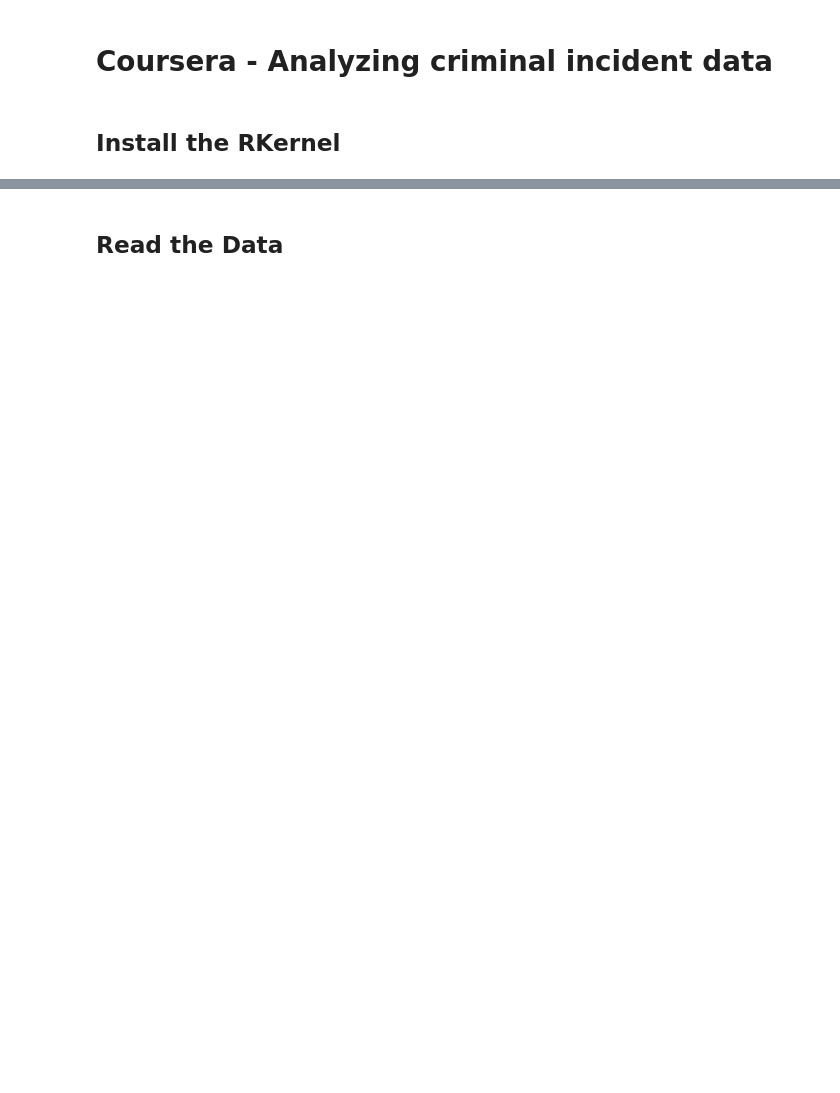
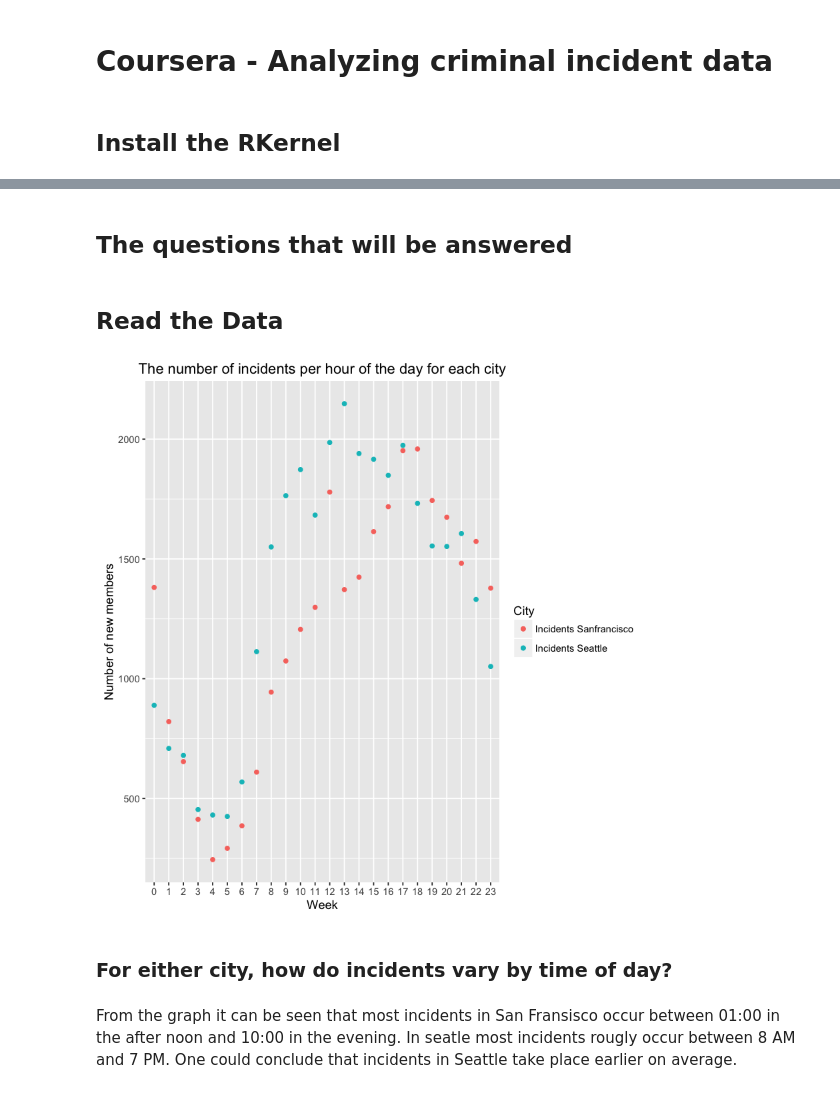
Before and after one commit to MobEsther/CourseraCommunicatingResults, a Jupyter notebook: Coursera.CrimeData.CommunicatingResults.DatascienceAtScale.ipynb, the cells around one changed output, grey strips where cells are left out. Cells and saved outputs as stored; diff of their text form; code cells hidden in the pictures; blank space fills up the shorter version.

```diff
--- a/Coursera.CrimeData.CommunicatingResults.DatascienceAtScale.ipynb
+++ b/Coursera.CrimeData.CommunicatingResults.DatascienceAtScale.ipynb
@@ -37,0 +11,2 @@ IRkernel::installspec()
+# %% [markdown]
+## The questions that will be answered
@@ -41,5 +21,30 @@ IRkernel::installspec()
 san.data <- read.csv("assignment6/sanfrancisco_incidents_summer_2014.csv")
 # %%
 seat.data <- read.csv("assignment6/seattle_incidents_summer_2014.csv")
+# %%
+time.san <- san.data$Time
+kaas <- (strptime(time.san, "%H:%M"))
+timetable <- as.data.frame(table(kaas$hour))
+
+repData <- (seat.data$Date.Reported)
+time <- (strptime(repData, "%m/%d/%Y %I:%M:%S %p"))
+timetable$new <- as.vector(table(time$hour))
+names(timetable) <- c("Hours", "Inc.San", "Inc.Seat")
+
+
+p <- ggplot(timetable, aes(x = Hours)) +
+  geom_point(aes(y = Inc.San, colour='Incidents Sanfrancisco')) +
+  geom_point(aes(y = Inc.Seat, colour = 'Incidents Seattle')) +
+  ylab(label="Number of new members") +
+  ggtitle("The number of incidents per hour of the day for each city") +
+  xlab("Week") + scale_color_discrete(name = "City")
+p
+# %% [output]
+[figure, added]
+# %% [markdown]
+### For either city, how do incidents vary by time of day?
+# %% [markdown]
+From the graph it can be seen that most incidents in San Fransisco occur between 01:00 in the after noon and 10:00 in the evening.
+In seatle most incidents rougly occur between 8 AM and 7 PM. One could conclude that incidents in Seattle take place earlier on average.
 # %%
 head(seat.data)
```
Also changed, not shown: parts of 10 cells of this notebook.
